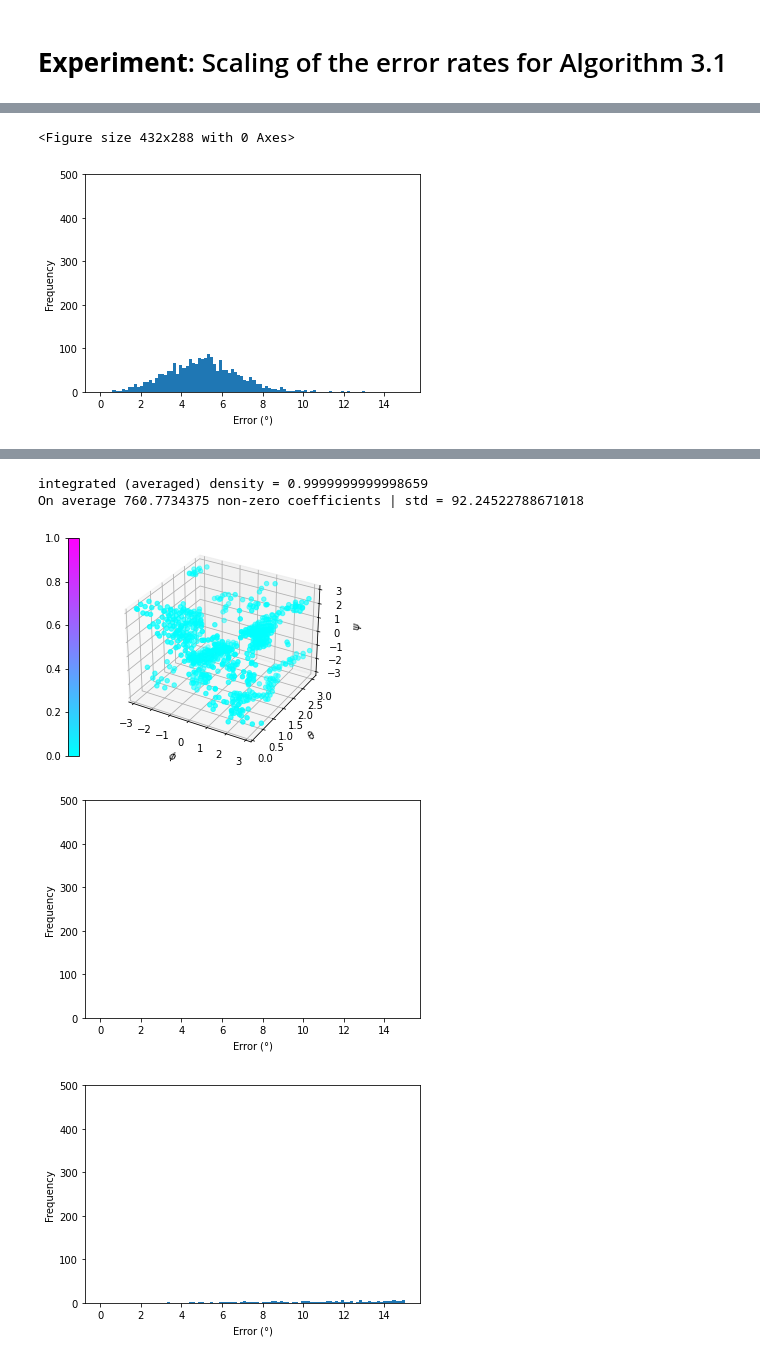
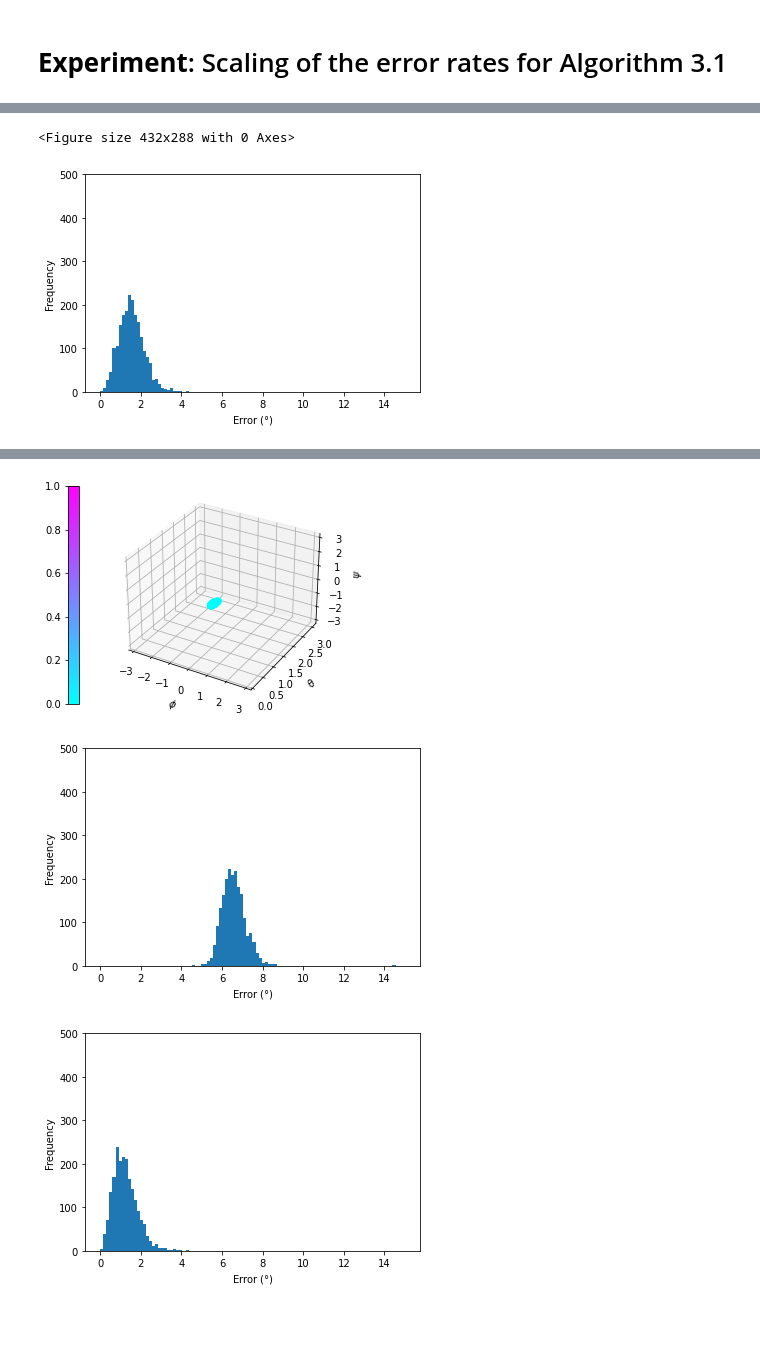
Before and after one commit to wdiepeveen/Cryo-EM, a Jupyter notebook: projects/lifting_v2/experiments/experimentB3/experiment.ipynb, the cells around one changed output, grey strips where cells are left out. Saved outputs shown, nothing was run; the diff lists cells and outputs as text; code cells hidden in the pictures; blank space fills up the shorter version.

```diff
--- a/projects/lifting_v2/experiments/experimentB3/experiment.ipynb
+++ b/projects/lifting_v2/experiments/experimentB3/experiment.ipynb
@@ -13,7 +13,7 @@ from tools.exp_tools import Exp
 logger = logging.getLogger(__name__)
 # %%
 # Experiment parameters
-mr_repeat = 1
+mr_repeat = 3
 snr = 1 / 16
 num_imgs =  2048
 lambd =  30
@@ -38,7 +38,7 @@ data_path = os.path.join("..", "..", "..", "..",data_dir, data_filename)
 # Set results folder if skip_preprocessing
 results_dir = "results"
 # results_folder = "expB3_SNR16_N2048_lambd30_r1_22-04-05_14-25-06"
-results_folder = "expB3_SNR16_N2048_lambd30_r3_22-04-05_18-06-20"
+results_folder = "expB3_SNR16_N2048_lambd30_r3_22-04-06_17-05-28"
 results_path = os.path.join("..", "..", "..", "..",results_dir,results_folder)
 # %%
 # Experiment
@@ -83,6 +83,6 @@ post_processing(exp=exp,
                 eta_range=etas,
                 hist_drange=15,
                 hist_vrange=500,
-#                 results_folder=results_path #? TO
+                results_folder=results_path #? TO
                )
 # %% [output]
@@ -91,2 +91,2 @@ post_processing(exp=exp,
 <Figure size 432x288 with 0 Axes>
-[figure, old version]
+[figure, new version]
@@ -109,5 +110,3 @@ post_processing(exp=exp,
-integrated (averaged) density = 0.9999999999998659
-On average 760.7734375 non-zero coefficients | std = 92.24522788671018
-[figure, old version]
+[figure, new version]
-[figure, old version]
+[figure, new version]
-[figure, old version]
+[figure, new version]
```
Also changed, not shown: parts of 2 cells of this notebook, 21 other files.
